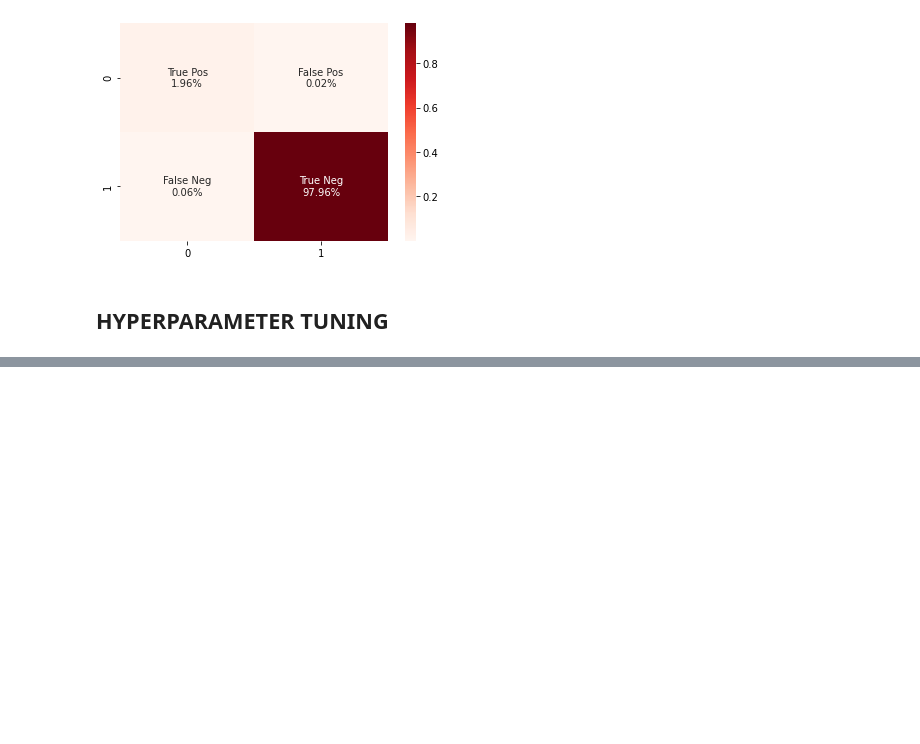
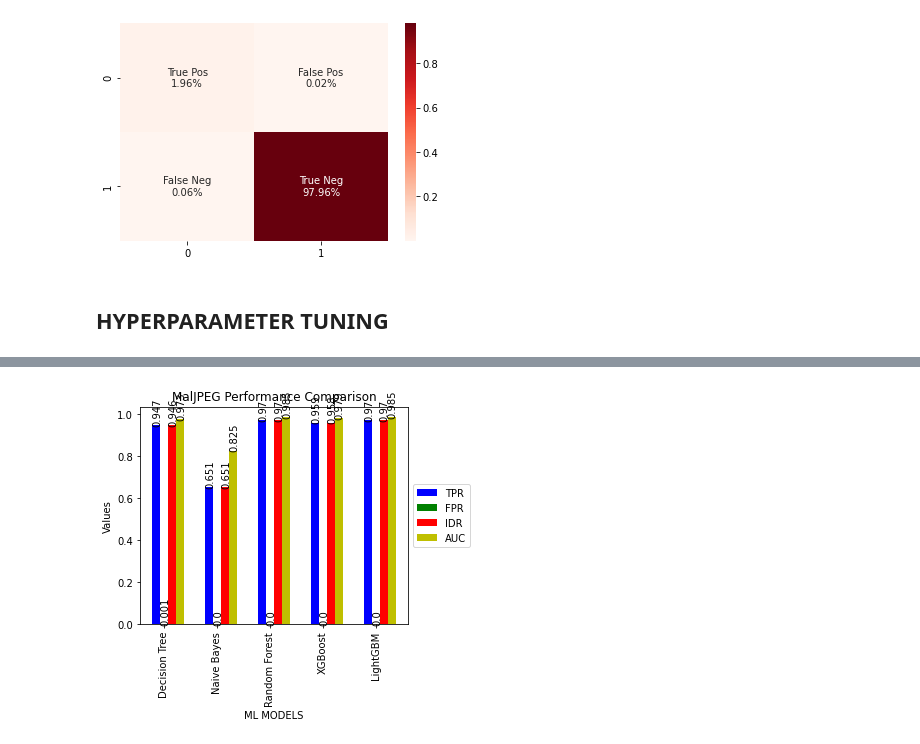
Before and after one commit to AkshithBellare/MalJPEG, a Jupyter notebook: various_models.ipynb, the cells around one changed output, grey strips where cells are left out. Cells and saved outputs as stored; diff of their text form; code cells hidden in the pictures; blank space fills up the shorter version.

```diff
--- a/various_models.ipynb
+++ b/various_models.ipynb
@@ -5,0 +9,8 @@ from sklearn.model_selection import GridSearchCV
+# %%
+model_results = {}
+tprs = []
+fprs = []
+idrs = []
+aucs = []
+model_names = ["Decision Tree", "Naive Bayes", "Random Forest", "XGBoost", "LightGBM"]
+models = []
@@ -216,0 +337,32 @@ AttributeError: module 'xgboost' has no attribute 'Dmatrix'
+# %%
+fig, ax = plt.subplots()
+index = np.arange(0,5*2,2)
+bar_width = 0.3
+#opacity = 0.8
+
+metric1 = plt.bar(index, tprs, bar_width, color='b', label='TPR')
+metric2 = plt.bar(index+bar_width, fprs, bar_width, color='g', label='FPR')
+metric3 = plt.bar(index+2*bar_width, idrs, bar_width, color='r', label='IDR')
+metric4 = plt.bar(index+3*bar_width, aucs, bar_width, color='y', label='AUC')
+
+plt.xlabel('ML MODELS')
+plt.ylabel('Values')
+plt.title('MalJPEG Performance Comparison')
+plt.xticks(index+bar_width, model_names, rotation='vertical')
+plt.legend()
+
+for metric in [metric1, metric2, metric3, metric4]:
+    for bar in metric:
+        yval = round(bar.get_height(), 3)
+        plt.text(bar.get_x(), yval+.005, yval,rotation='vertical')
+
+box = ax.get_position()
+ax.set_position([box.x0, box.y0, box.width * 0.8, box.height])
+
+# Put a legend to the right of the current axis
+ax.legend(loc='center left', bbox_to_anchor=(1, 0.5))
+
+
+plt.savefig('test.png')
+# %% [output]
+[figure, added]
```
Also changed, not shown: parts of 26 cells of this notebook, 2 other files.
